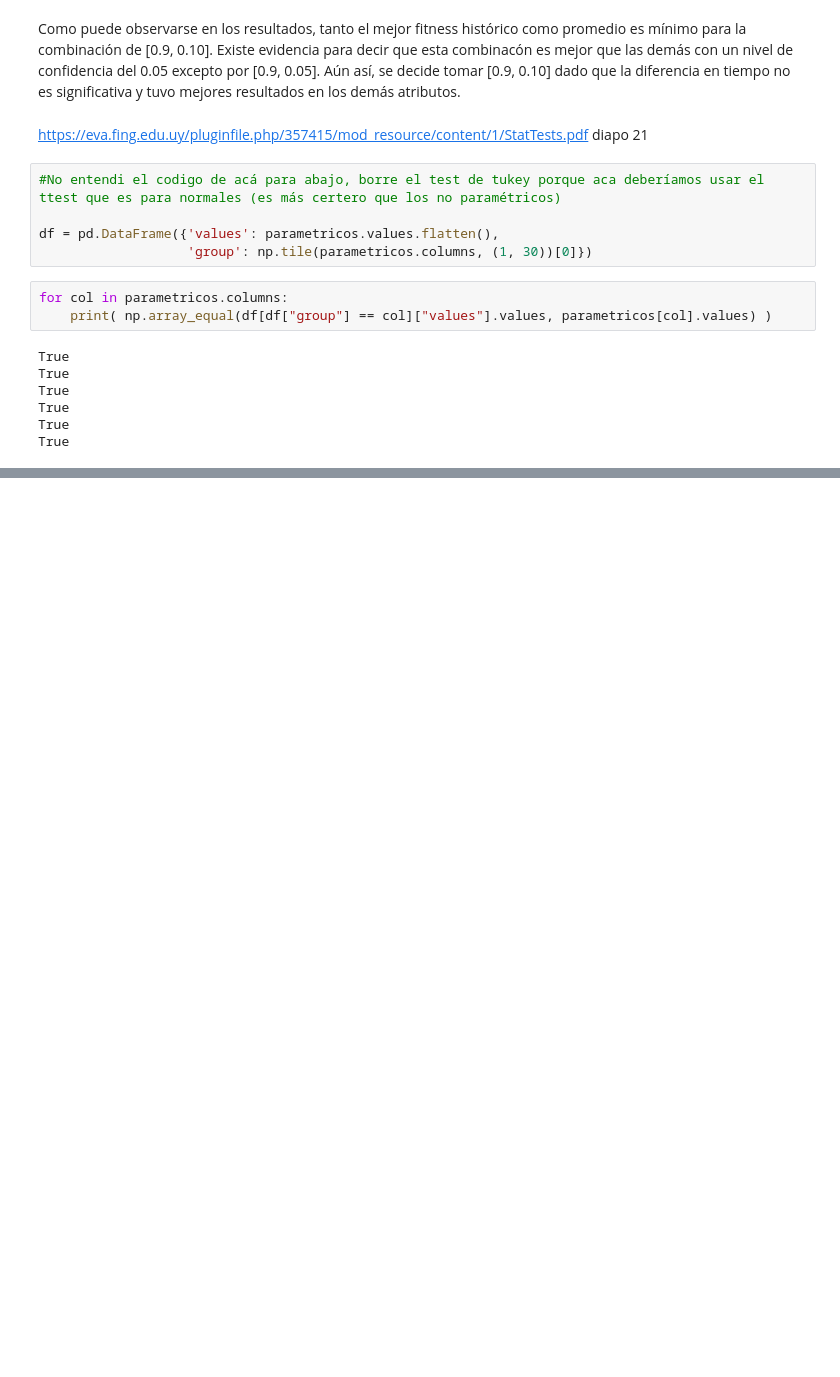
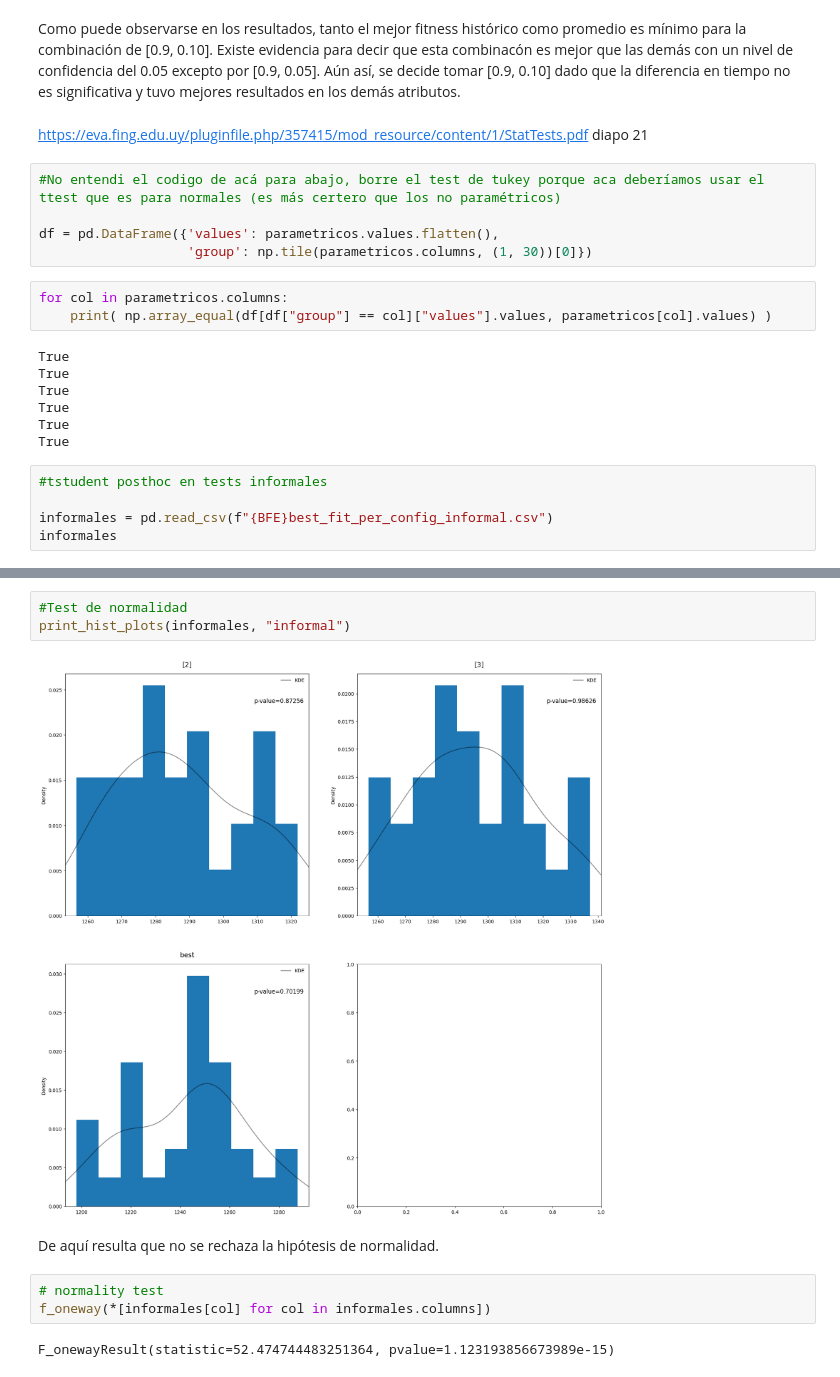
Before and after one commit to guidodinello/polygonal-evolutionary-algorithm, a Jupyter notebook: analysis.ipynb, the cells around one changed output, grey strips where cells are left out. Cells and saved outputs as stored; diff of their text form; blank space fills up the shorter version.

Commit message:
tests informales explicados en jupyter

```diff
--- a/analysis.ipynb
+++ b/analysis.ipynb
@@ -156,3 +156,8 @@ True
 True
 True
 True
+# %%
+#tstudent posthoc en tests informales
+
+informales = pd.read_csv(f"{BFE}best_fit_per_config_informal.csv")
+informales
@@ -158,0 +189,12 @@ True
+# %%
+#Test de normalidad
+print_hist_plots(informales, "informal")
+# %% [output]
+[figure, added]
+# %% [markdown]
+De aquí resulta que no se rechaza la hipótesis de normalidad.
+# %%
+# normality test
+f_oneway(*[informales[col] for col in informales.columns])
+# %% [output]
+F_onewayResult(statistic=52.474744483251364, pvalue=1.123193856673989e-15)
```
Also changed, not shown: parts of 7 cells of this notebook, 6 other files.
